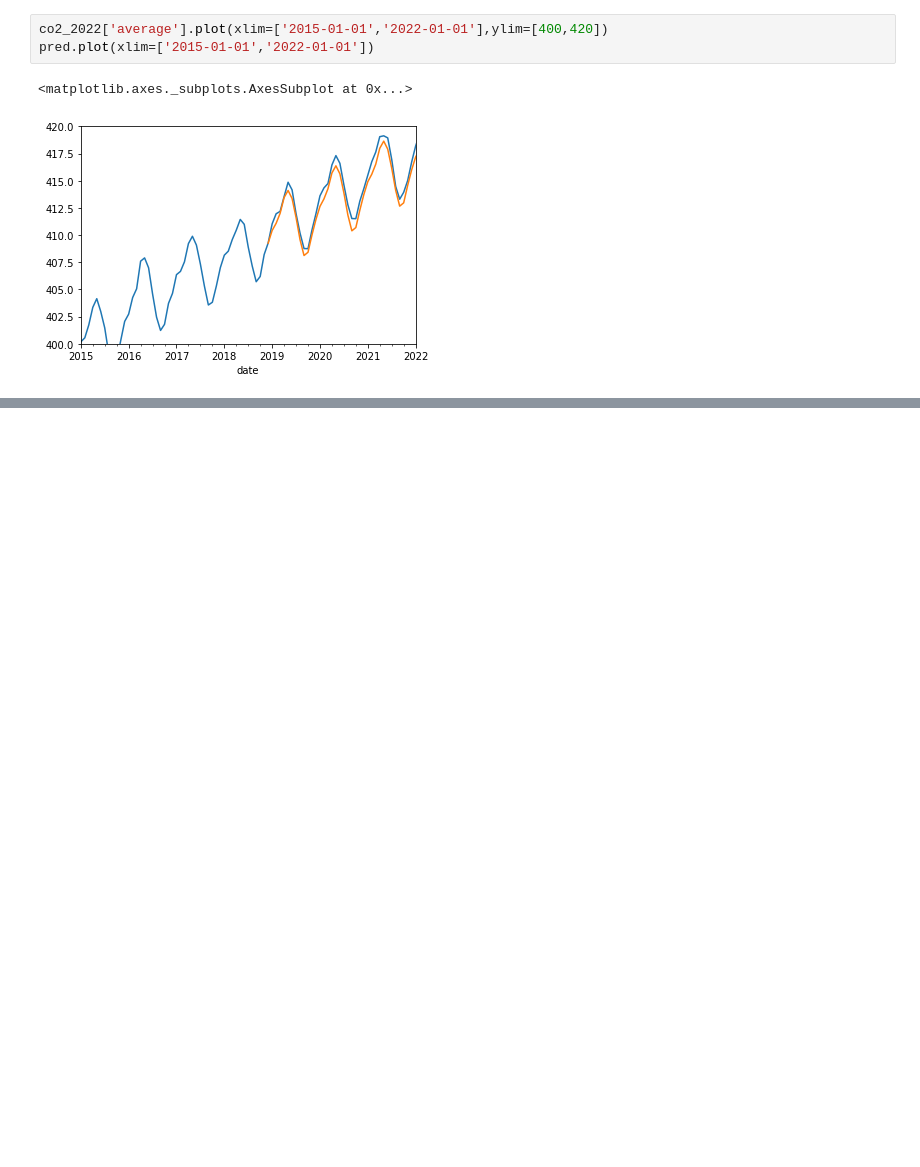
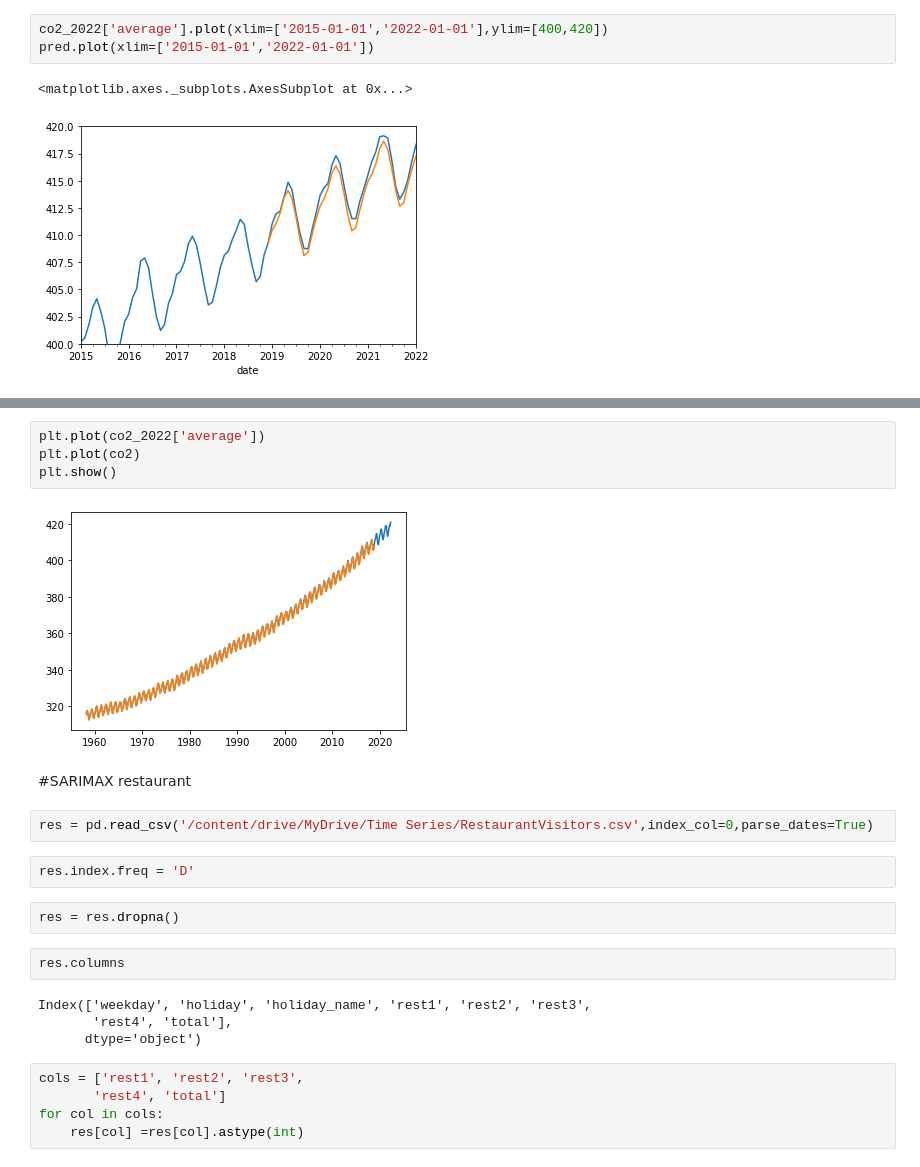
Before and after one commit to kozz84/Udemy, a Jupyter notebook: Time_Series.ipynb, the cells around one changed output, grey strips where cells are left out. Saved outputs shown, nothing was run; the diff lists cells and outputs as text; blank space fills up the shorter version.

```diff
--- a/Time_Series.ipynb
+++ b/Time_Series.ipynb
@@ -1237,0 +1272,25 @@ pred.plot(xlim=['2015-01-01','2022-01-01'])
+# %%
+plt.plot(co2_2022['average'])
+plt.plot(co2)
+plt.show()
+# %% [output]
+[figure, added]
+# %% [markdown]
+#SARIMAX restaurant
+# %%
+res = pd.read_csv('/content/drive/MyDrive/Time Series/RestaurantVisitors.csv',index_col=0,parse_dates=True)
+# %%
+res.index.freq = 'D'
+# %%
+res = res.dropna()
+# %%
+res.columns
+# %% [output]
+Index(['weekday', 'holiday', 'holiday_name', 'rest1', 'rest2', 'rest3',
+       'rest4', 'total'],
+      dtype='object')
+# %%
+cols = ['rest1', 'rest2', 'rest3',
+       'rest4', 'total']
+for col in cols:
+    res[col] =res[col].astype(int)
```
Also changed, not shown: parts of 18 cells of this notebook.
